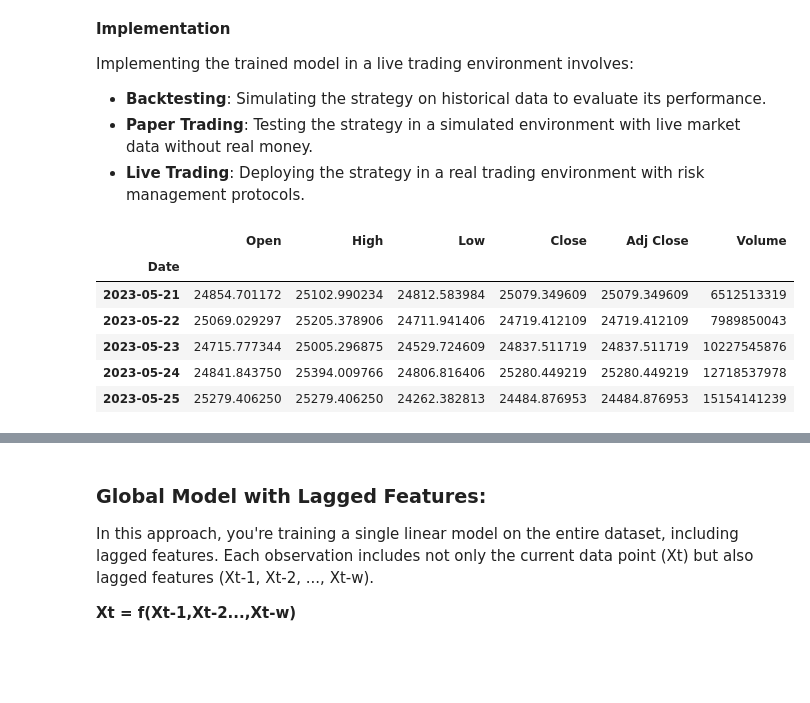
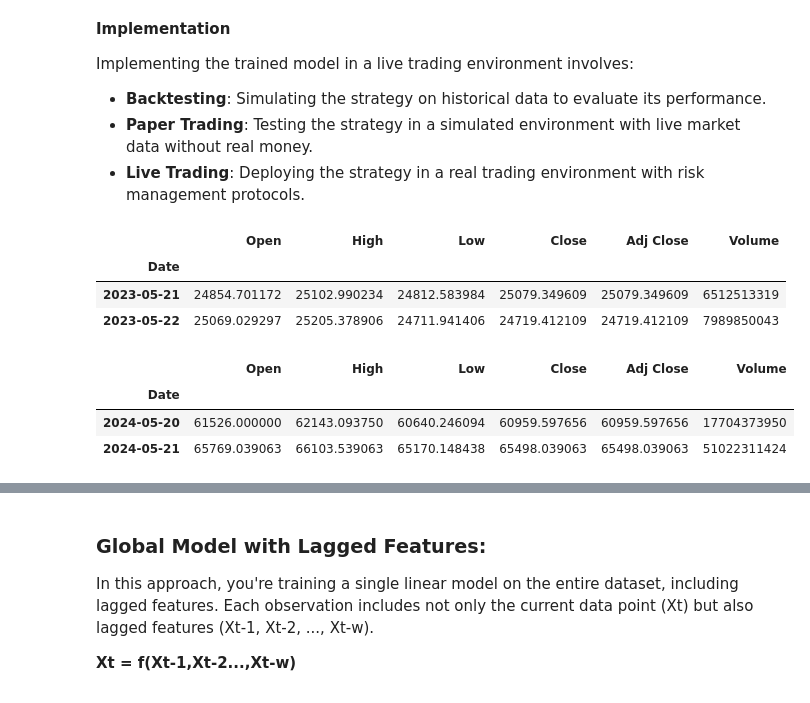
Before and after one commit to datadham/TradingStrategy, a Jupyter notebook: notebooks/05_ImplementingML.ipynb, the cells around one changed output, grey strips where cells are left out. Saved outputs shown, nothing was run; the diff lists cells and outputs as text; code cells hidden in the pictures; blank space fills up the shorter version.

```diff
--- a/notebooks/05_ImplementingML.ipynb
+++ b/notebooks/05_ImplementingML.ipynb
@@ -61,15 +61,19 @@ hist = pd.read_csv('BTC-EUR.csv')
 hist['Date'] = pd.to_datetime(hist['Date'])
 hist = hist.set_index('Date')
 # %%
-hist.head()
+hist.head(2)
 # %% [output]
 |  | Open | High | Low | Close | Adj Close | Volume |
 | Date |  |  |  |  |  |  |
 | 2023-05-21 | 24854.701172 | 25102.990234 | 24812.583984 | 25079.349609 | 25079.349609 | 6512513319 |
 | 2023-05-22 | 25069.029297 | 25205.378906 | 24711.941406 | 24719.412109 | 24719.412109 | 7989850043 |
-| 2023-05-23 | 24715.777344 | 25005.296875 | 24529.724609 | 24837.511719 | 24837.511719 | 10227545876 |
-| 2023-05-24 | 24841.843750 | 25394.009766 | 24806.816406 | 25280.449219 | 25280.449219 | 12718537978 |
-| 2023-05-25 | 25279.406250 | 25279.406250 | 24262.382813 | 24484.876953 | 24484.876953 | 15154141239 |
+# %%
+hist.tail(2)
+# %% [output]
+|  | Open | High | Low | Close | Adj Close | Volume |
+| Date |  |  |  |  |  |  |
+| 2024-05-20 | 61526.000000 | 62143.093750 | 60640.246094 | 60959.597656 | 60959.597656 | 17704373950 |
+| 2024-05-21 | 65769.039063 | 66103.539063 | 65170.148438 | 65498.039063 | 65498.039063 | 51022311424 |
 # %%
 def calculate_linear_regression(df, window=5):
     for i in range(len(df)-(window-1)):
```
Also changed, not shown: parts of 13 cells of this notebook, 8 other files.
